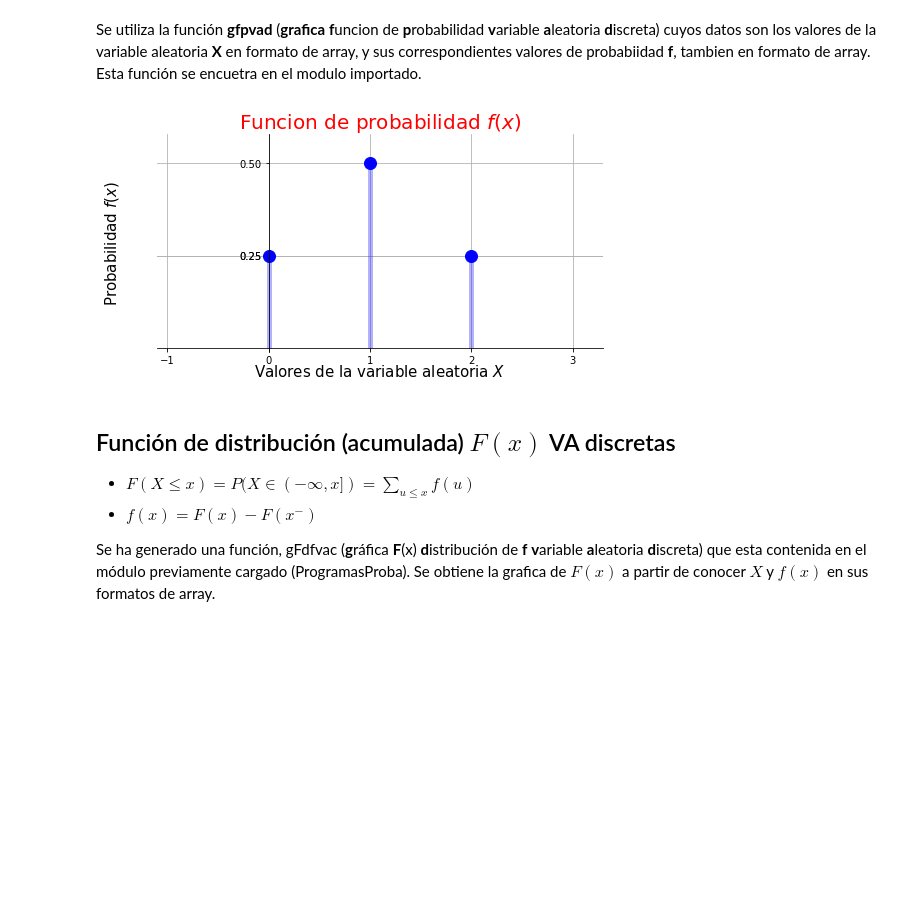
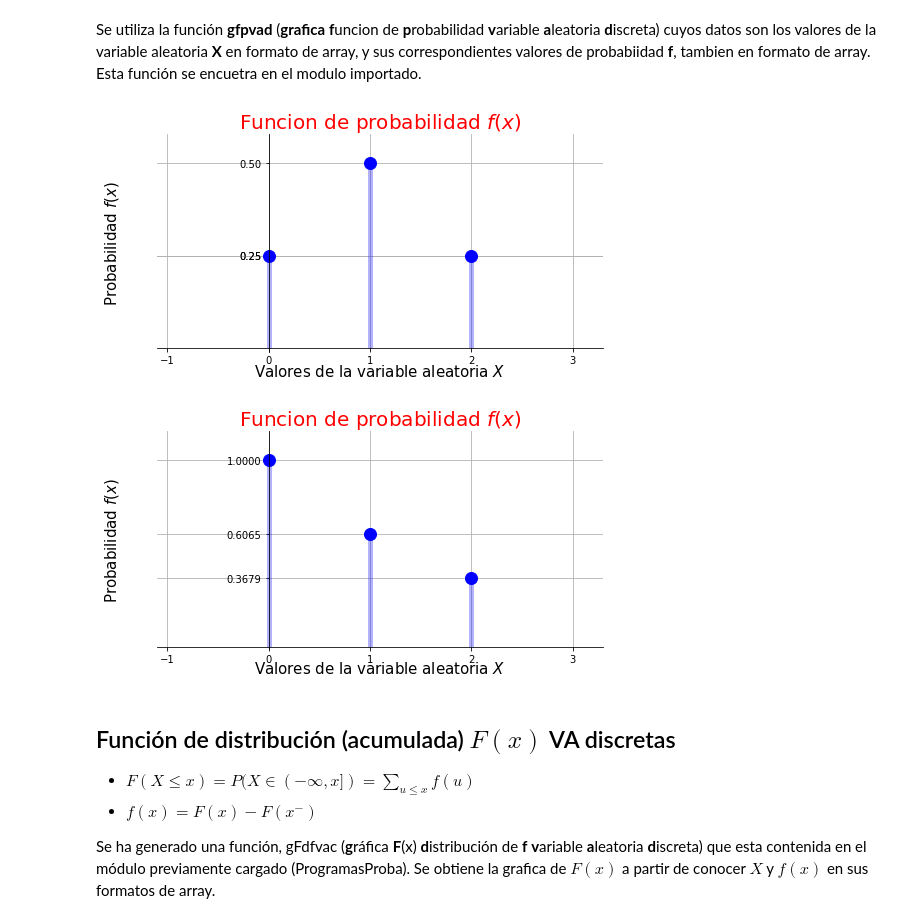
Before and after one commit to rafneta/IntroduccionProbabilidad, a Jupyter notebook: Probabilidad.ipynb, the cells around one changed output. Saved outputs shown, nothing was run; the diff lists cells and outputs as text; code cells hidden in the pictures; blank space fills up the shorter version.

Commit message:
Guarda densidad discreta

```diff
--- a/Probabilidad.ipynb
+++ b/Probabilidad.ipynb
@@ -191,11 +188,16 @@ Se utiliza la función **gfpvad** (**grafica** **f**uncion de **p**robabilidad *
 # %%
 X=np.array([0,1,2])
 f=np.array([0.25,0.5,0.25])
 
 gfpvad(X,f)
 #guardar=True
+
+x=np.linspace(0,2,3)
+f=np.exp(-0.5*x)
+gfpvad(X,f, guardar=True)
 # %% [output]
 [figure]
+[figure, added]
 # %% [markdown]
 ##  Función de distribución (acumulada) $F(x)$ VA discretas
 
```
Also changed, not shown: parts of 2 cells of this notebook, 3 other files.
